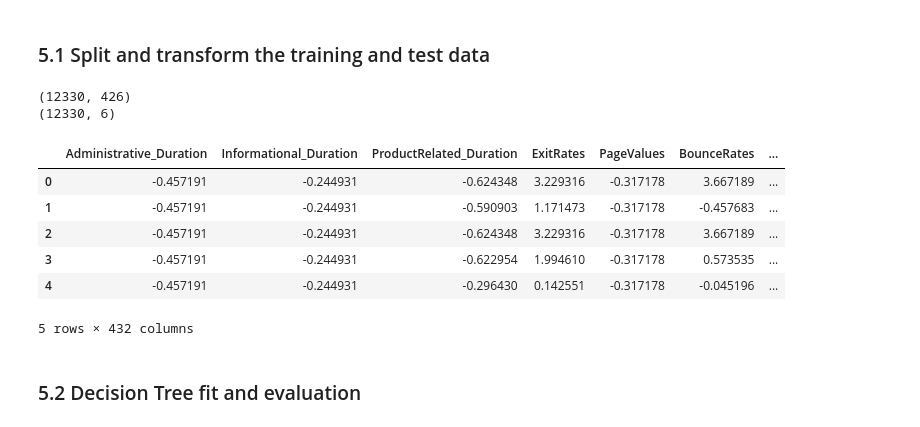
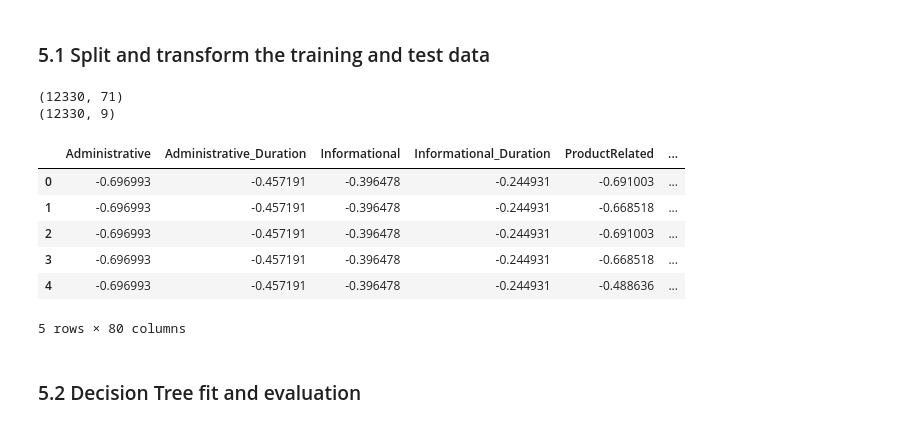
Before and after one commit to algakovic/Online_Shoppers_Intention, a Jupyter notebook: Online_Shoppers_Intent.ipynb, the cells around one changed output. Saved outputs shown, nothing was run; the diff lists cells and outputs as text; code cells hidden in the pictures.

Commit message:
modify categorical predictor variables and adjust dataframe labels to make more intuitive sense

```diff
--- a/Online_Shoppers_Intent.ipynb
+++ b/Online_Shoppers_Intent.ipynb
@@ -195,37 +264,36 @@ y = df['Revenue']
 ohe = OneHotEncoder()
 
 # subset continuous and categorical variables:
-X_cont = X[['Administrative_Duration', 'Informational_Duration', 'ProductRelated_Duration', 'ExitRates', 'PageValues', 'BounceRates']]
-X_cat = X.drop(df_cont.columns, axis=1)
-
+X_cont = X[['Administrative','Administrative_Duration','Informational', 'Informational_Duration', 'ProductRelated', 'ProductRelated_Duration', 'ExitRates', 'PageValues', 'BounceRates']]
+X_cat = X.drop(X_cont.columns, axis=1)
 
 #Fit transform the variables and place them in a dataframe
 encoded_vars = ohe.fit_transform(X_cat).toarray()
-ohe_df = pd.DataFrame(encoded_vars, columns=ohe.get_feature_names(X_cat.columns))
-print(ohe_df.shape)
+ohe_X_cat = pd.DataFrame(encoded_vars, columns=ohe.get_feature_names(X_cat.columns))
+print(ohe_X_cat.shape)
 
 scaler = StandardScaler()
-scaled_num = pd.DataFrame(scaler.fit_transform(X_cont), columns= X_cont.columns)
-print(scaled_num.shape)
+scaled_X_cont = pd.DataFrame(scaler.fit_transform(X_cont), columns= X_cont.columns)
+print(scaled_X_cont.shape)
 # %% [output]
-(12330, 426)
-(12330, 6)
+(12330, 71)
+(12330, 9)
 # %%
-# reset index and make a copy of continuous dataframe.
-X = X_cont.copy()
-X.reset_index(drop=True, inplace=True)
+# # reset index and make a copy of continuous dataframe.
+# X_cont_copy = X_cont.copy()
+# X_cont_copy.reset_index(drop=True, inplace=True)
 
-# Concat into continuous and encoded categoricals into one training dataset:
-X = pd.concat([scaled_num, ohe_df], axis=1)
+# Concatenate transformed dataframes into one predictor variable dataframe X:
+X = pd.concat([scaled_X_cont, ohe_X_cat], axis=1)
 X.head()
 # %% [output]
-|  | Administrative_Duration | Informational_Duration | ProductRelated_Duration | ExitRates | PageValues | BounceRates | ... |
-| 0 | -0.457191 | -0.244931 | -0.624348 | 3.229316 | -0.317178 | 3.667189 | ... |
-| 1 | -0.457191 | -0.244931 | -0.590903 | 1.171473 | -0.317178 | -0.457683 | ... |
-| 2 | -0.457191 | -0.244931 | -0.624348 | 3.229316 | -0.317178 | 3.667189 | ... |
-| 3 | -0.457191 | -0.244931 | -0.622954 | 1.994610 | -0.317178 | 0.573535 | ... |
-| 4 | -0.457191 | -0.244931 | -0.296430 | 0.142551 | -0.317178 | -0.045196 | ... |
+|  | Administrative | Administrative_Duration | Informational | Informational_Duration | ProductRelated | ... |
+| 0 | -0.696993 | -0.457191 | -0.396478 | -0.244931 | -0.691003 | ... |
+| 1 | -0.696993 | -0.457191 | -0.396478 | -0.244931 | -0.668518 | ... |
+| 2 | -0.696993 | -0.457191 | -0.396478 | -0.244931 | -0.691003 | ... |
+| 3 | -0.696993 | -0.457191 | -0.396478 | -0.244931 | -0.668518 | ... |
+| 4 | -0.696993 | -0.457191 | -0.396478 | -0.244931 | -0.488636 | ... |
-5 rows × 432 columns
+5 rows × 80 columns
 # %%
 #train_test_split and create a global seed
 seed=42
```
Also changed, not shown: parts of 13 cells of this notebook.
